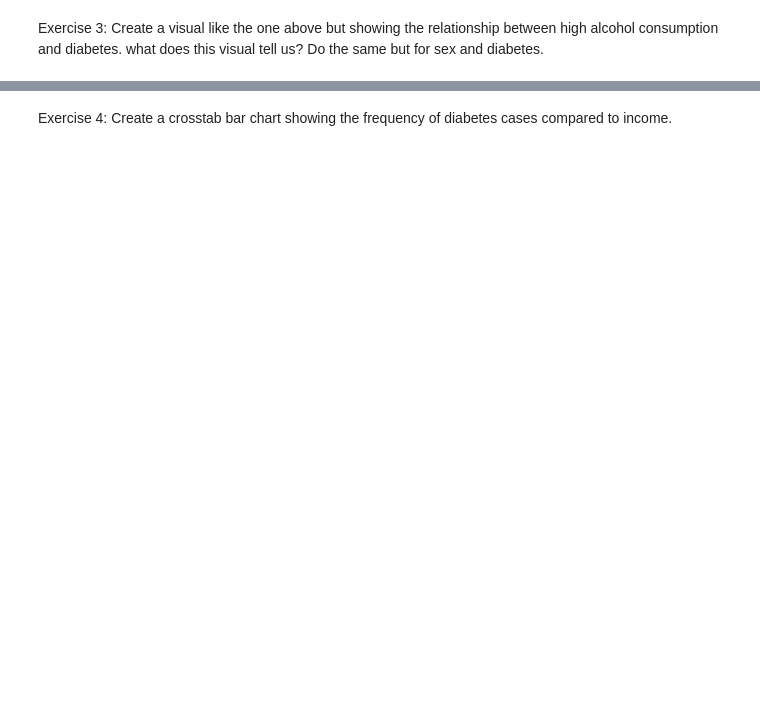
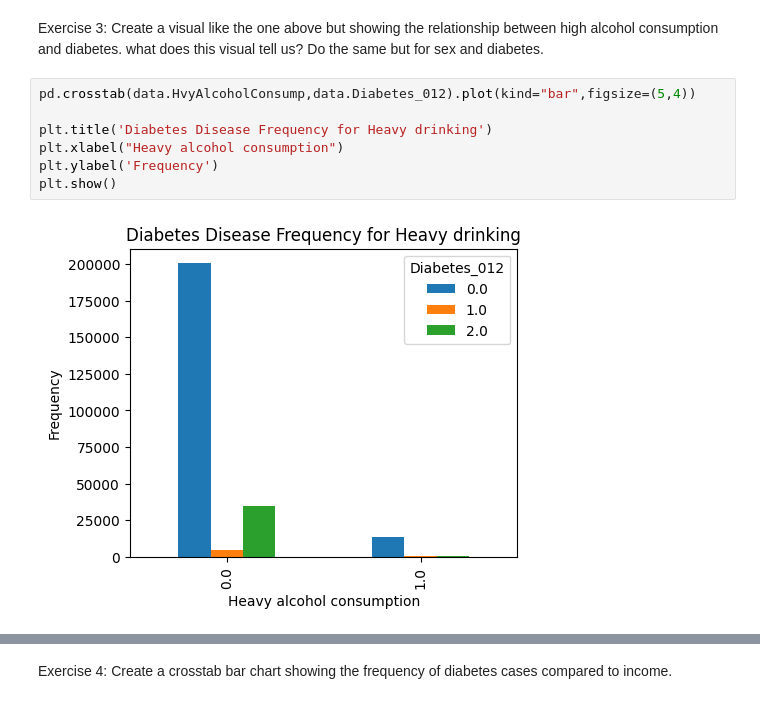
Before and after one commit to gabrielbattcock/deep_learning, a Jupyter notebook: Deep Learning Day 1/Practical_1.ipynb, the cells around one changed output, grey strips where cells are left out. Saved outputs shown, nothing was run; the diff lists cells and outputs as text; blank space fills up the shorter version.

```diff
--- a/Deep Learning Day 1/Practical_1.ipynb
+++ b/Deep Learning Day 1/Practical_1.ipynb
@@ -58,2 +129,11 @@ plt.show()
 # %% [markdown]
 Exercise 3: Create a visual like the one above but showing the relationship between high alcohol consumption and diabetes. what does this visual tell us? Do the same but for sex and diabetes.
+# %%
+pd.crosstab(data.HvyAlcoholConsump,data.Diabetes_012).plot(kind="bar",figsize=(5,4))
+
+plt.title('Diabetes Disease Frequency for Heavy drinking')
+plt.xlabel("Heavy alcohol consumption")
+plt.ylabel('Frequency')
+plt.show()
+# %% [output]
+[figure, added]
```
Also changed, not shown: parts of 14 cells of this notebook.
